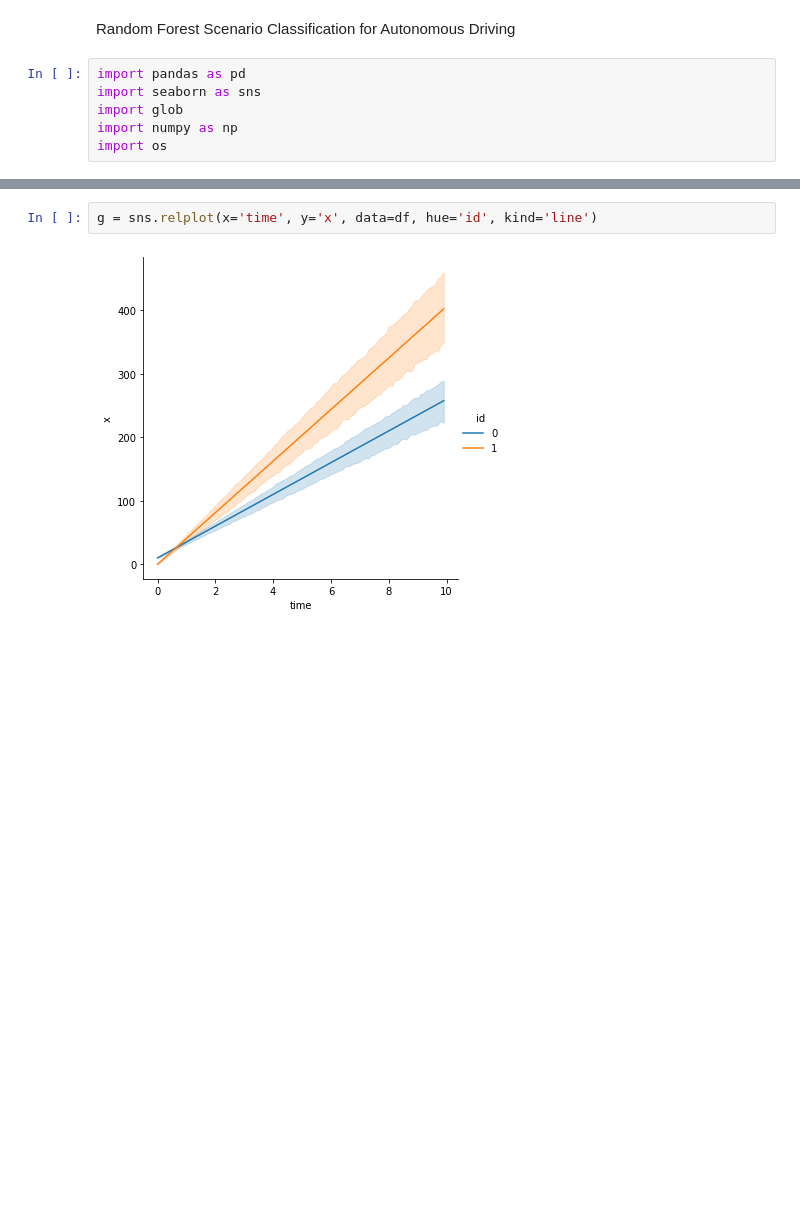
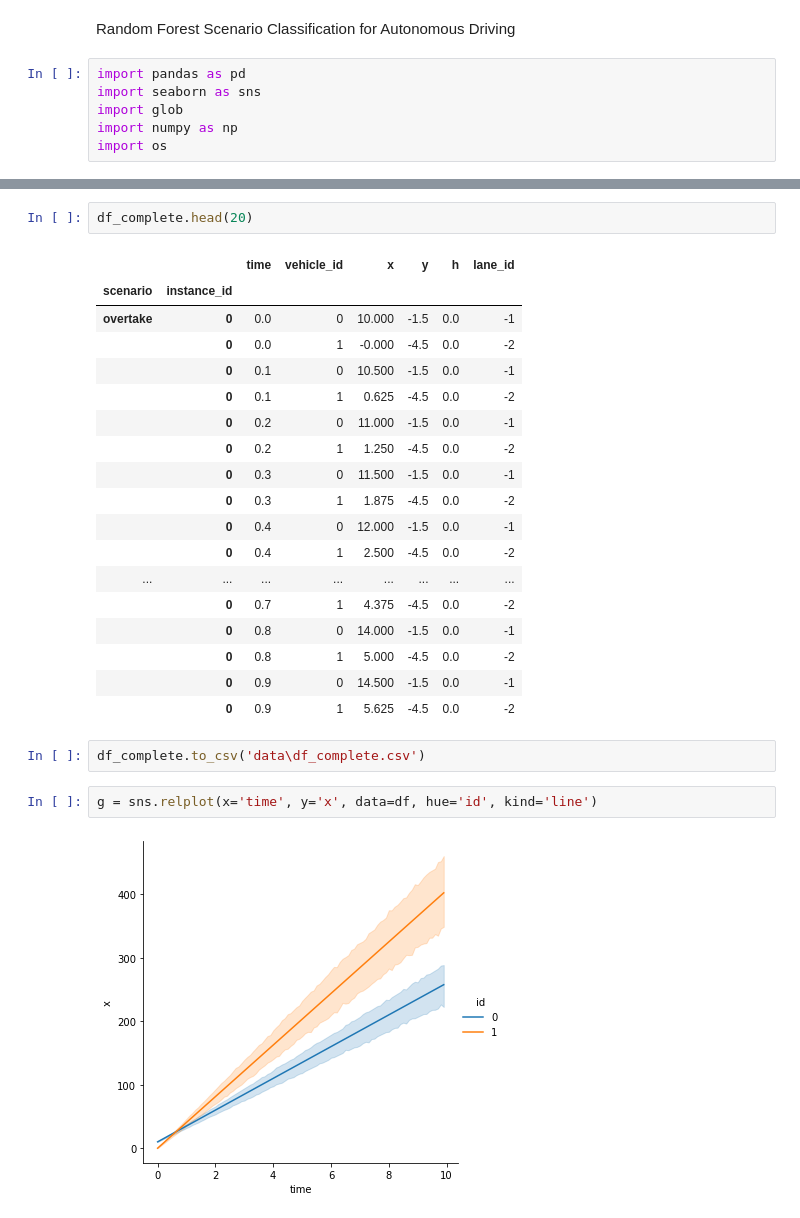
Before and after one commit to ADoug4/ML-Class-Project, a Jupyter notebook: rf_scenario_classification.ipynb, the cells around one changed output, grey strips where cells are left out. Drawn from its saved outputs; the diff is of its cells as text; blank space fills up the shorter version.

```diff
--- a/rf_scenario_classification.ipynb
+++ b/rf_scenario_classification.ipynb
@@ -39,3 +116,26 @@ df.head(10)
+# %%
+df_complete.head(20)
+# %% [output]
+|  |  | time | vehicle_id | x | y | h | lane_id |
+| scenario | instance_id |  |  |  |  |  |  |
+| overtake | 0 | 0.0 | 0 | 10.000 | -1.5 | 0.0 | -1 |
+|  | 0 | 0.0 | 1 | -0.000 | -4.5 | 0.0 | -2 |
+|  | 0 | 0.1 | 0 | 10.500 | -1.5 | 0.0 | -1 |
+|  | 0 | 0.1 | 1 | 0.625 | -4.5 | 0.0 | -2 |
+|  | 0 | 0.2 | 0 | 11.000 | -1.5 | 0.0 | -1 |
+|  | 0 | 0.2 | 1 | 1.250 | -4.5 | 0.0 | -2 |
+|  | 0 | 0.3 | 0 | 11.500 | -1.5 | 0.0 | -1 |
+|  | 0 | 0.3 | 1 | 1.875 | -4.5 | 0.0 | -2 |
+|  | 0 | 0.4 | 0 | 12.000 | -1.5 | 0.0 | -1 |
+|  | 0 | 0.4 | 1 | 2.500 | -4.5 | 0.0 | -2 |
+| ... | ... | ... | ... | ... | ... | ... | ... |
+|  | 0 | 0.7 | 1 | 4.375 | -4.5 | 0.0 | -2 |
+|  | 0 | 0.8 | 0 | 14.000 | -1.5 | 0.0 | -1 |
+|  | 0 | 0.8 | 1 | 5.000 | -4.5 | 0.0 | -2 |
+|  | 0 | 0.9 | 0 | 14.500 | -1.5 | 0.0 | -1 |
+|  | 0 | 0.9 | 1 | 5.625 | -4.5 | 0.0 | -2 |
+# %%
+df_complete.to_csv('data\df_complete.csv')
 # %%
 g = sns.relplot(x='time', y='x', data=df, hue='id', kind='line')
 # %% [output]
```
Also changed, not shown: parts of 11 cells of this notebook, 1 other file.
